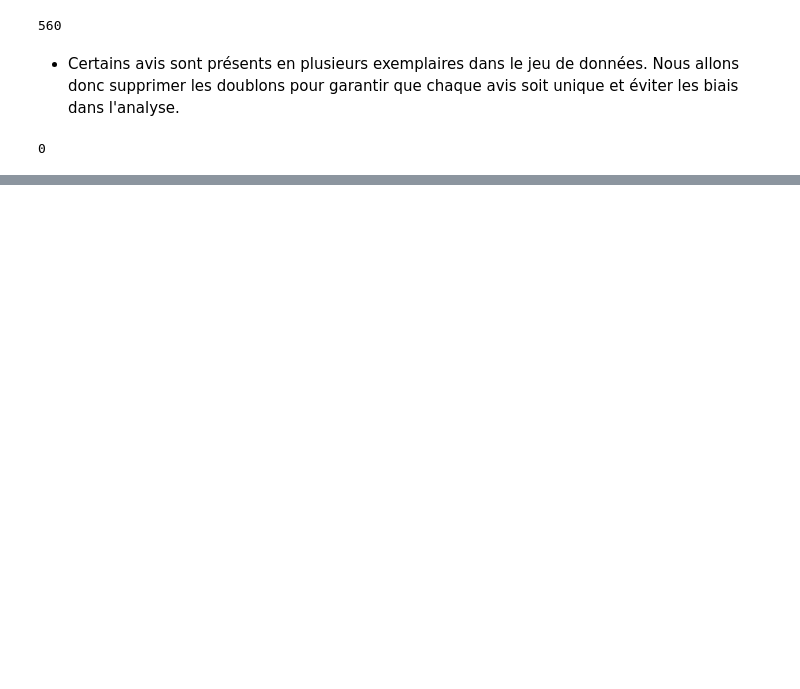
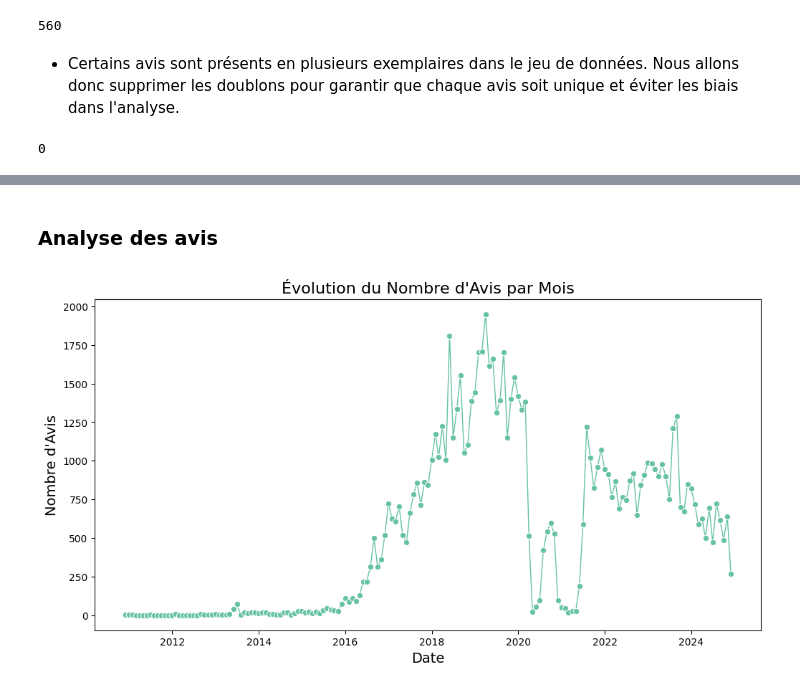
Before and after one commit to KylianSts/UGC_project, a Jupyter notebook: Exploration_visualisation.ipynb, the cells around one changed output, grey strips where cells are left out. Drawn from its saved outputs; the diff is of its cells as text; code cells hidden in the pictures; blank space fills up the shorter version.

```diff
--- a/Exploration_visualisation.ipynb
+++ b/Exploration_visualisation.ipynb
@@ -104,0 +158,15 @@ df.duplicated().sum()
+# %% [markdown]
+###  Analyse des avis
+# %%
+nb_avis_per_month = df_viz.groupby(pd.Grouper(key='date', freq='ME'))['rating'].count().reset_index()
+
+plt.figure(figsize=(12, 6))
+sns.lineplot(x='date', y='rating', data=nb_avis_per_month, marker='o', linewidth=1)
+
+plt.title("Évolution du Nombre d'Avis par Mois", fontsize=16)
+plt.xlabel("Date", fontsize=14)
+plt.ylabel("Nombre d'Avis", fontsize=14)
+
+plt.show()
+# %% [output]
+[figure, added]
```
Also changed, not shown: parts of 26 cells of this notebook.
